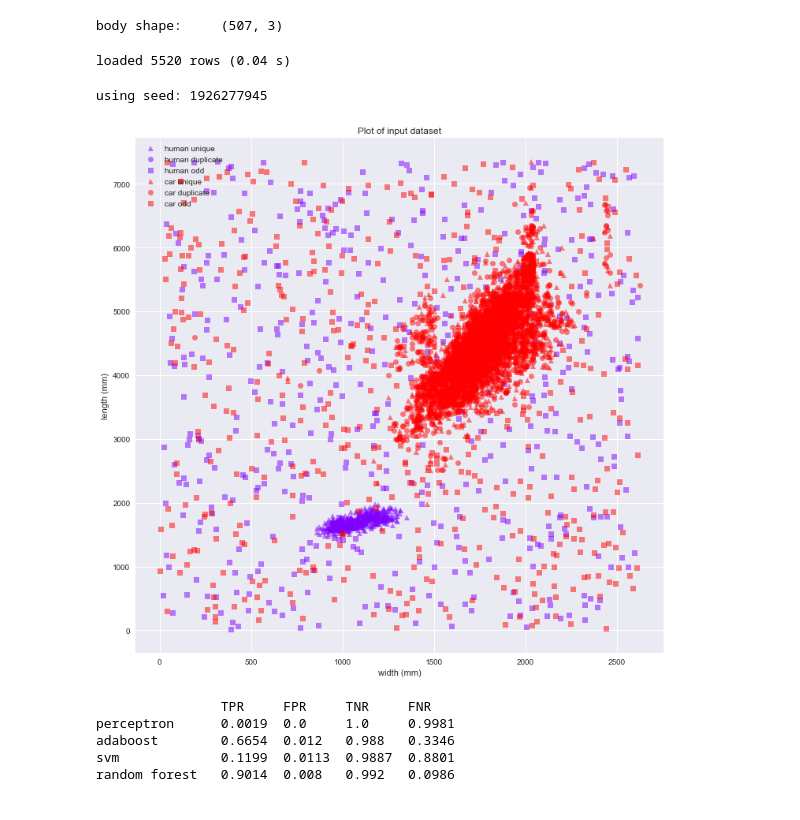
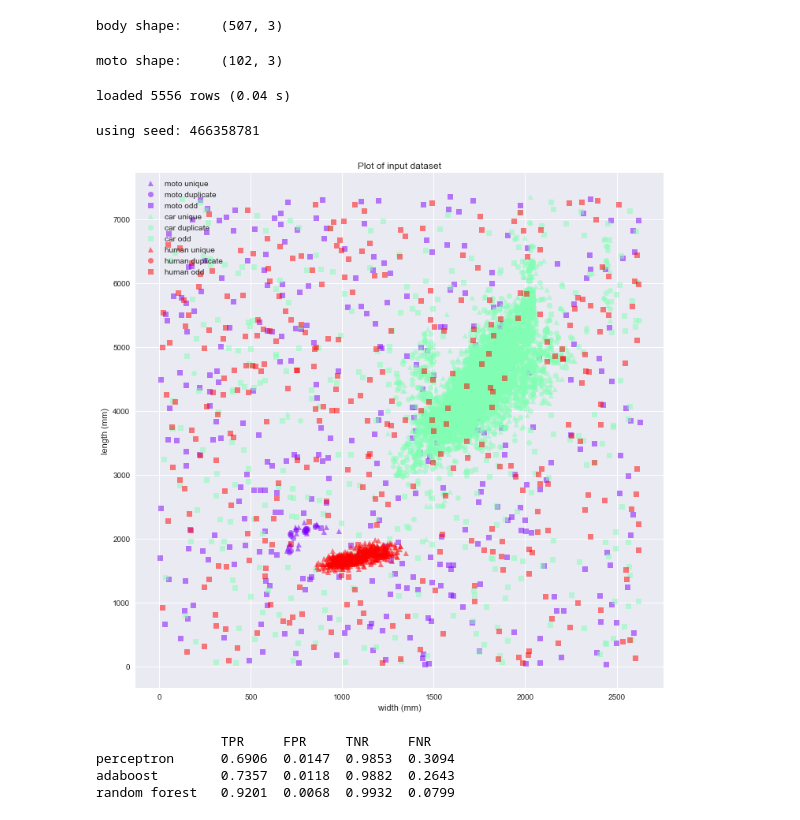
Before and after one commit to ychalier/anomaly, a Jupyter notebook: main.ipynb, the cells around one changed output. Saved outputs shown, nothing was run; the diff lists cells and outputs as text; code cells hidden in the pictures.

```diff
--- a/main.ipynb
+++ b/main.ipynb
@@ -34,25 +34,42 @@ body.loc[:, 'class'] = "human"
 print('body shape:\t{0}'.format(body.shape))
 # %% [output]
 body shape:     (507, 3)
+# %%
+moto = pd.read_csv("moto.csv", sep=';')\
+       [['Overall length (mm)', 'Overall width (mm)']]\
+       .rename(columns={
+           'Overall length (mm)': 'length',
+           'Overall width (mm)': 'width'
+       }).dropna(0, 'any')
+
+# converting to float
+moto['width'] = moto['width'].map(lambda x: float(str(x).replace(' ', '')))
+moto['length'] = moto['length'].map(lambda x: float(str(x).replace(' ', '')))
+
+moto.is_copy = False
+moto.loc[:, 'class'] = 'moto'
+print('moto shape:\t{0}'.format(moto.shape))
+# %% [output]
+moto shape:     (102, 3)
 # %%
-detector = Detector(cars[cars['width'] < 3000].append(body))
+detector = Detector(cars[cars['width'] < 3000].append(body).append(moto))
 # %% [output]
-loaded 5520 rows (0.04 s)
+loaded 5556 rows (0.04 s)
 # %%
 minx, maxx = 0, max(detector.df['width']) + 1
 miny, maxy = 0, max(detector.df['length']) + 1
 n = 1000
 tmp = []
 for k in range(n):
-    tmp.append([rd.choice(['car', 'human']),
+    tmp.append([rd.choice(list(set(detector.df['class']))),
                 rd.randint(miny, maxy),
                 rd.randint(minx, maxx)])
 detector.append_odd_points(tmp)
 detector.format()
 detector.plot()
 # %% [output]
-using seed: 1926277945
+using seed: 466358781
-[figure, old version]
+[figure, new version]
 # %%
 from sklearn import svm
 from sklearn import ensemble
@@ -61,14 +78,14 @@ from sklearn import neural_network
 classifiers = [
     neural_network.MLPClassifier(hidden_layer_sizes=(30,30,30)),
     ensemble.AdaBoostClassifier(n_estimators=15, learning_rate=1),
-    svm.SVC(kernel='linear'),
+    # svm.SVC(kernel='linear'),
     ensemble.RandomForestClassifier()
 ]
 
 titles = (
     'perceptron   ',
     'adaboost     ',
-    'svm          ',
+    # 'svm          ',
     'random forest'
 )
 
@@ -86,10 +103,9 @@ for title in results.keys():
     print()
 # %% [output]
                 TPR     FPR     TNR     FNR
-perceptron      0.0019  0.0     1.0     0.9981
-adaboost        0.6654  0.012   0.988   0.3346
-svm             0.1199  0.0113  0.9887  0.8801
-random forest   0.9014  0.008   0.992   0.0986
+perceptron      0.6906  0.0147  0.9853  0.3094
+adaboost        0.7357  0.0118  0.9882  0.2643
+random forest   0.9201  0.0068  0.9932  0.0799
 # %%
 classifiers = [
     neural_network.MLPClassifier(hidden_layer_sizes=(30,30,30)),
```
Also changed, not shown: parts of 1 cell of this notebook, 1 other file.
